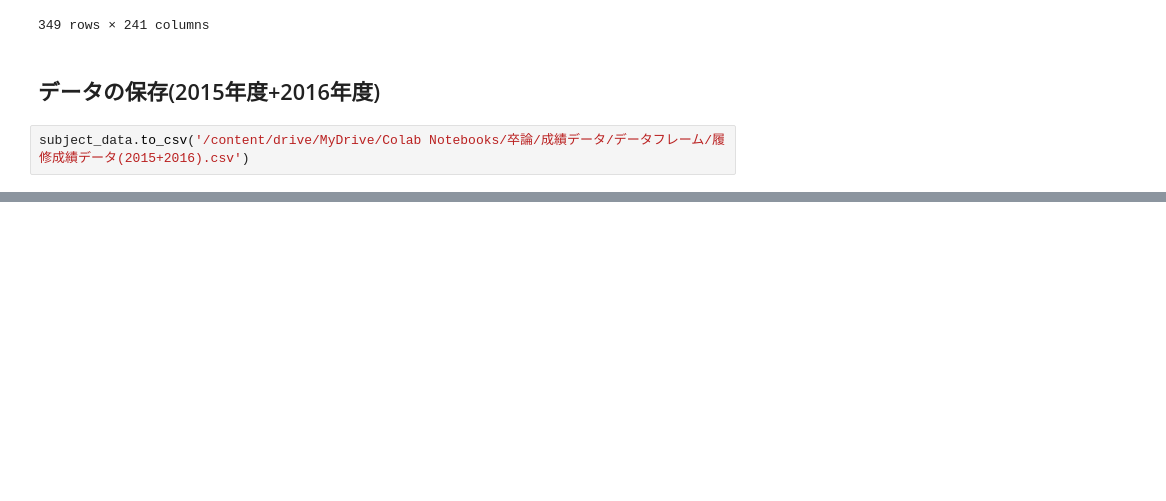
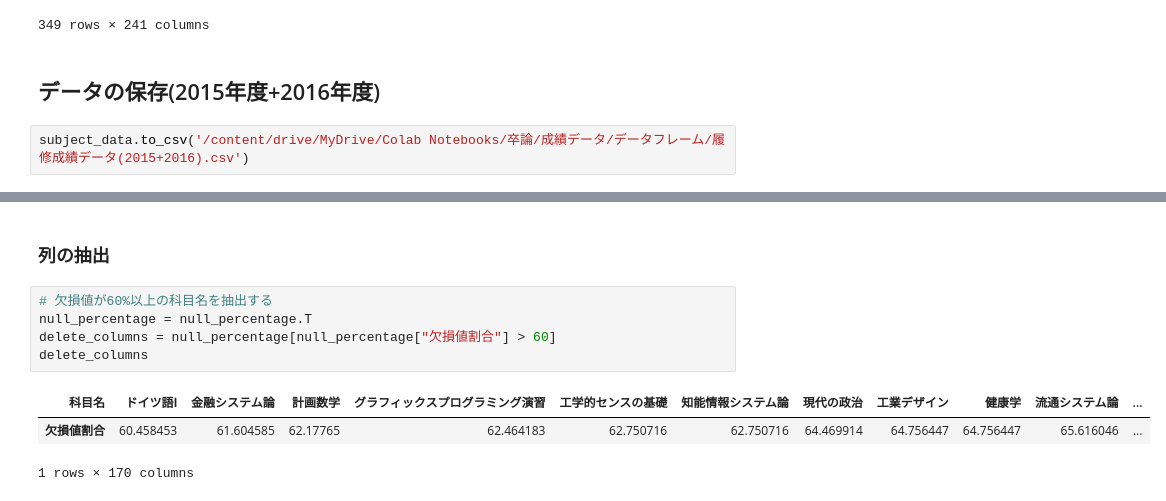
Before and after one commit to ltpdo/GradeData-MachineLearing, a Jupyter notebook: 成績データの仕分け.ipynb, the cells around one changed output, grey strips where cells are left out. Saved outputs shown, nothing was run; the diff lists cells and outputs as text; blank space fills up the shorter version.

```diff
--- a/成績データの仕分け.ipynb
+++ b/成績データの仕分け.ipynb
@@ -194,0 +212,11 @@ subject_data.to_csv('/content/drive/MyDrive/Colab Notebooks/卒論/成績デ
+# %% [markdown]
+### 列の抽出
+# %%
+# 欠損値が60%以上の科目名を抽出する
+null_percentage = null_percentage.T
+delete_columns = null_percentage[null_percentage["欠損値割合"] > 60]
+delete_columns
+# %% [output]
+| 科目名 | ドイツ語Ⅰ | 金融システム論 | 計画数学 | グラフィックスプログラミング演習 | 工学的センスの基礎 | 知能情報システム論 | 現代の政治 | 工業デザイン | 健康学 | 流通システム論 | ... |
+| 欠損値割合 | 60.458453 | 61.604585 | 62.17765 | 62.464183 | 62.750716 | 62.750716 | 64.469914 | 64.756447 | 64.756447 | 65.616046 | ... |
+1 rows × 170 columns
```
Also changed, not shown: parts of 8 cells of this notebook.
